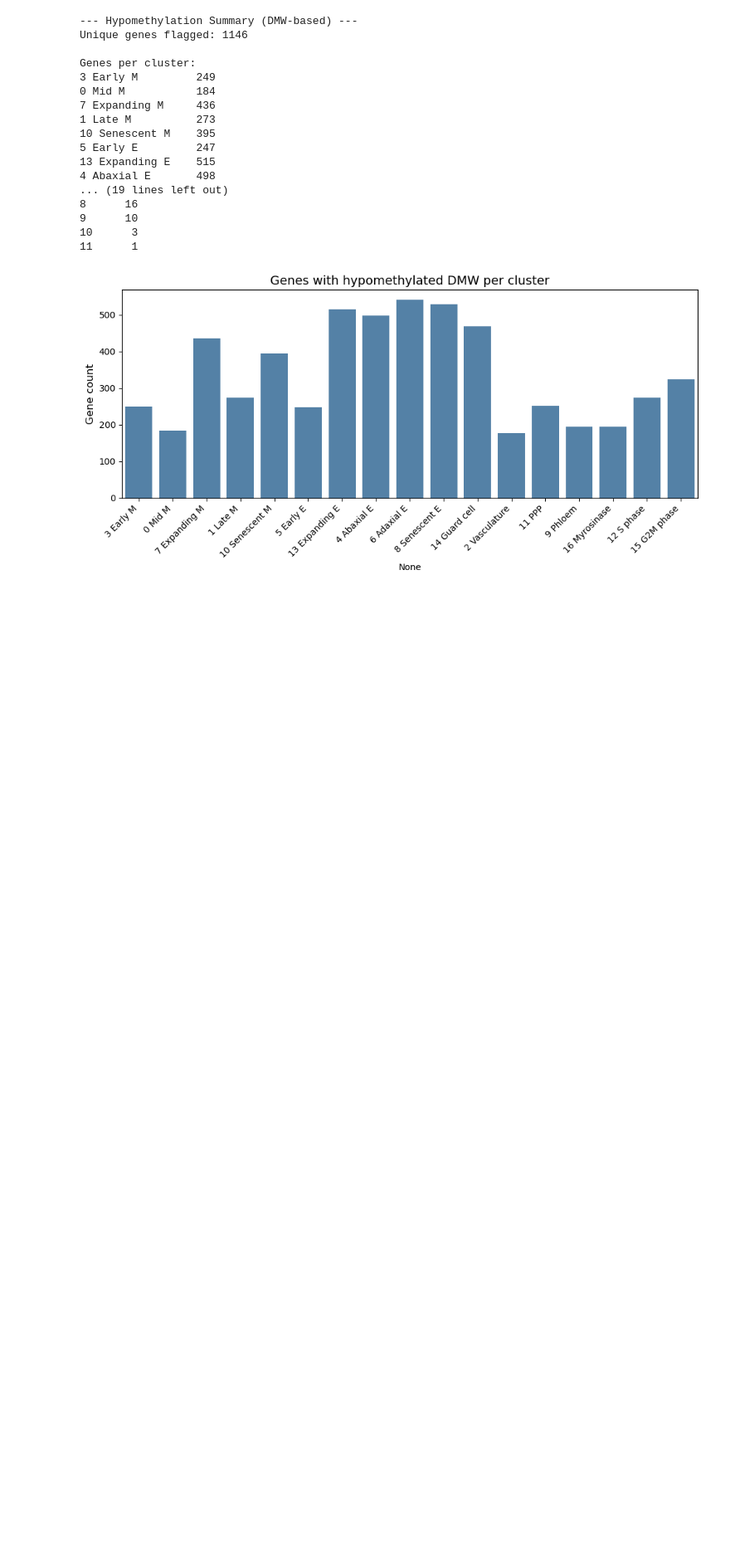
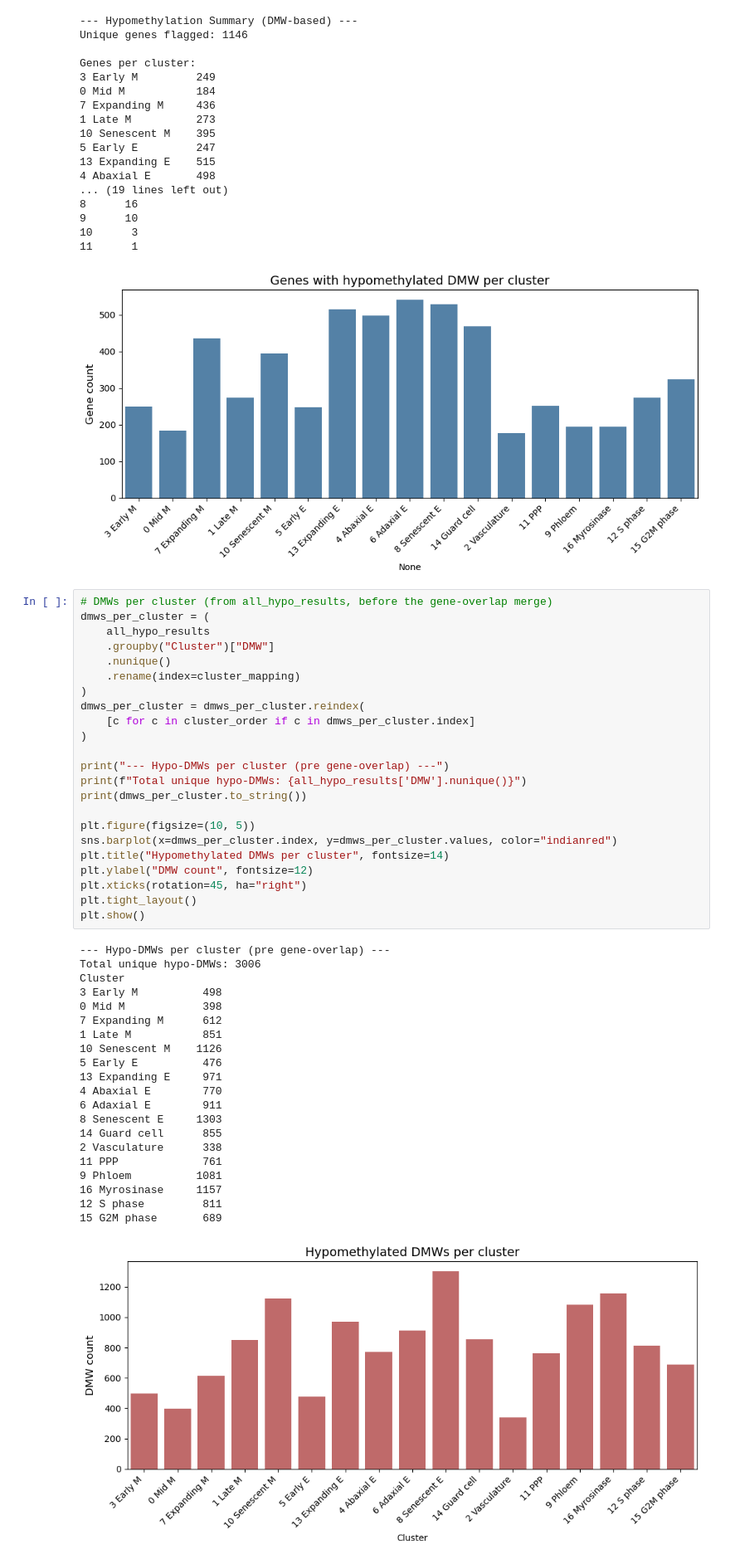
Before and after one commit to kqu18/ecker-DMR-analysis-scripts, a Jupyter notebook: notebooks/2026/260501_dmw_identify_hypo.ipynb, the cells around one changed output. Shown at 83% size. Saved outputs shown, nothing was run; the diff lists cells and outputs as text; blank space fills up the shorter version.

```diff
--- a/notebooks/2026/260501_dmw_identify_hypo.ipynb
+++ b/notebooks/2026/260501_dmw_identify_hypo.ipynb
@@ -413,3 +418,48 @@ Genes per cluster:
 10      3
 11      1
 [figure]
+# %%
+# DMWs per cluster (from all_hypo_results, before the gene-overlap merge)
+dmws_per_cluster = (
+    all_hypo_results
+    .groupby("Cluster")["DMW"]
+    .nunique()
+    .rename(index=cluster_mapping)
+)
+dmws_per_cluster = dmws_per_cluster.reindex(
+    [c for c in cluster_order if c in dmws_per_cluster.index]
+)
+
+print("--- Hypo-DMWs per cluster (pre gene-overlap) ---")
+print(f"Total unique hypo-DMWs: {all_hypo_results['DMW'].nunique()}")
+print(dmws_per_cluster.to_string())
+
+plt.figure(figsize=(10, 5))
+sns.barplot(x=dmws_per_cluster.index, y=dmws_per_cluster.values, color="indianred")
+plt.title("Hypomethylated DMWs per cluster", fontsize=14)
+plt.ylabel("DMW count", fontsize=12)
+plt.xticks(rotation=45, ha="right")
+plt.tight_layout()
+plt.show()
+# %% [output]
+--- Hypo-DMWs per cluster (pre gene-overlap) ---
+Total unique hypo-DMWs: 3006
+Cluster
+3 Early M          498
+0 Mid M            398
+7 Expanding M      612
+1 Late M           851
+10 Senescent M    1126
+5 Early E          476
+13 Expanding E     971
+4 Abaxial E        770
+6 Adaxial E        911
+8 Senescent E     1303
+14 Guard cell      855
+2 Vasculature      338
+11 PPP             761
+9 Phloem          1081
+16 Myrosinase     1157
+12 S phase         811
+15 G2M phase       689
+[figure, added]
```
Also changed, not shown: parts of 2 cells of this notebook, 19 other files.
